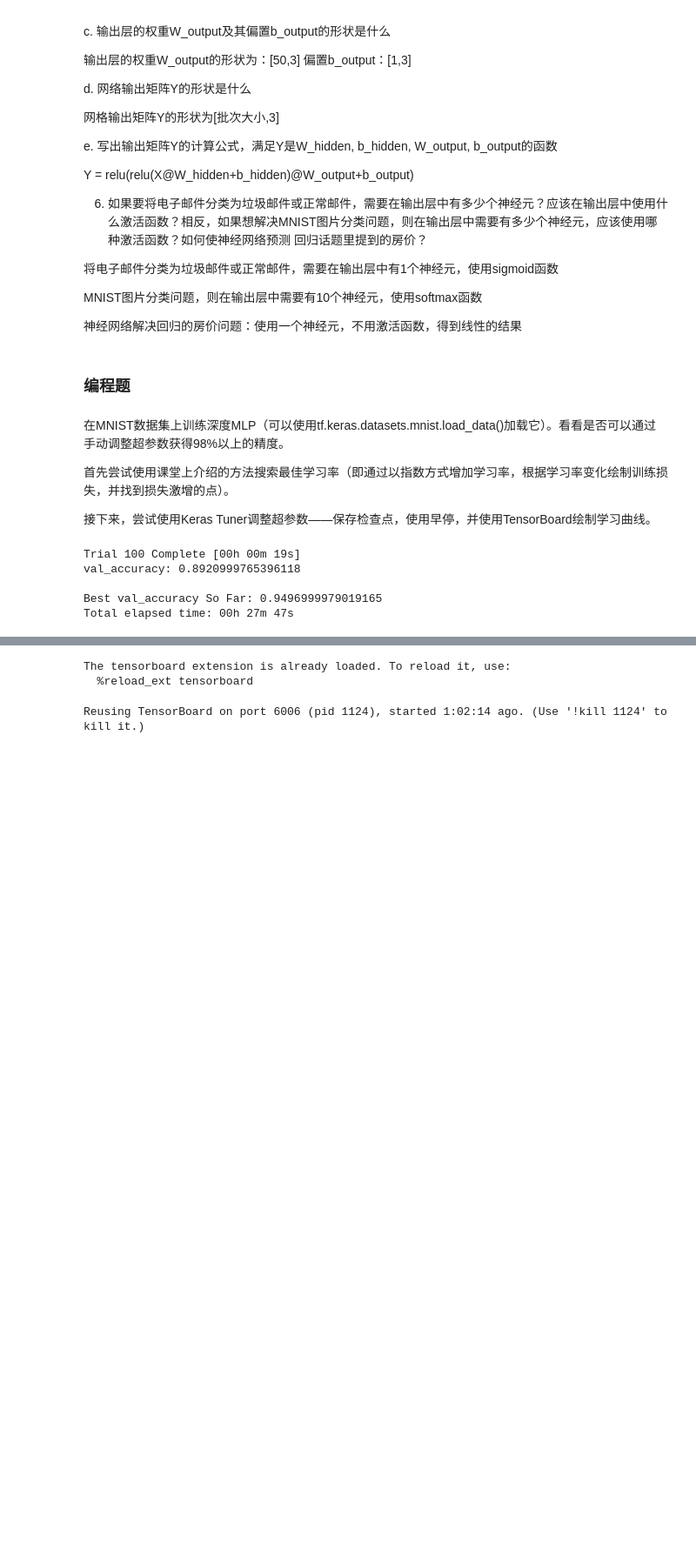
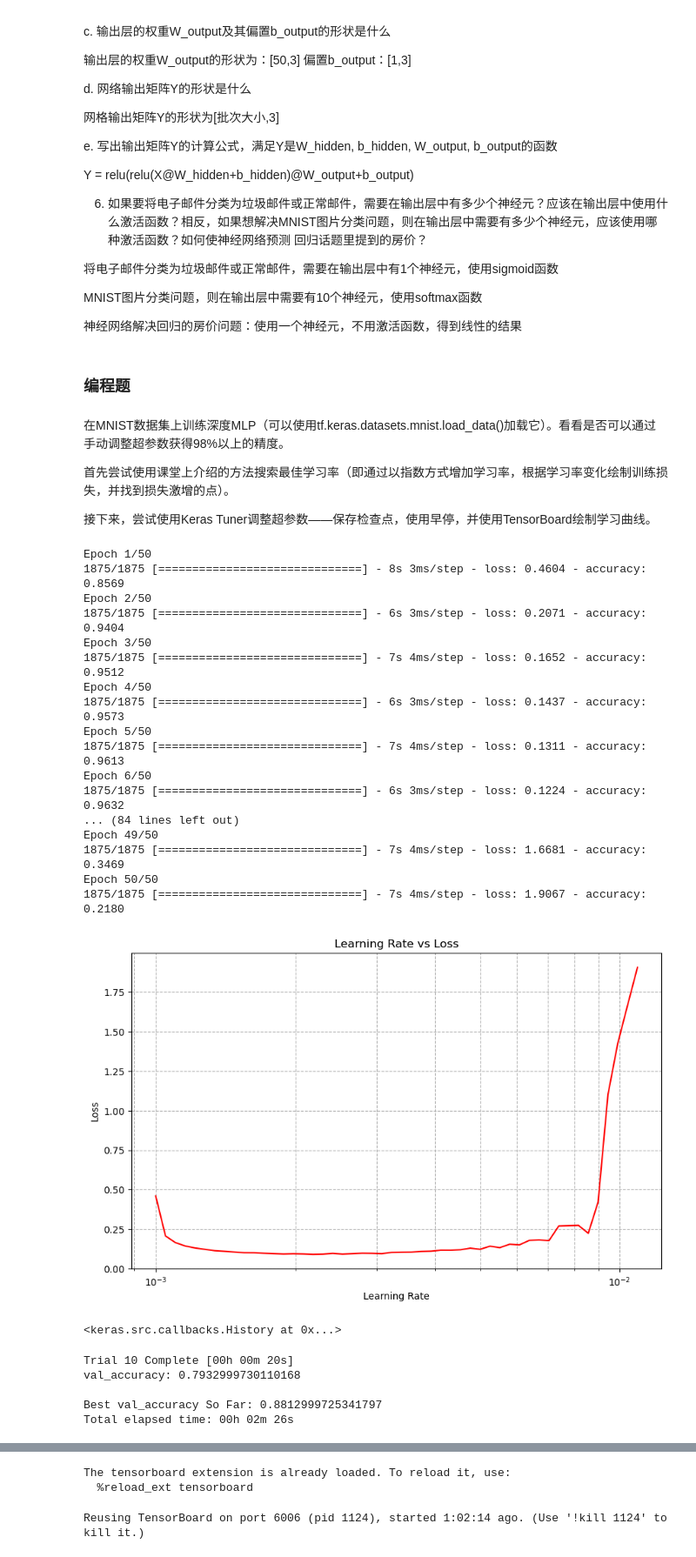
Before and after one commit to by-qq/ml_learn, a Jupyter notebook: ml_test/8_神经网络作业/神经网络作业说明.ipynb, the cells around one changed output, grey strips where cells are left out. Shown at 87% size. Drawn from its saved outputs; the diff is of its cells as text; code cells hidden in the pictures; blank space fills up the shorter version.

```diff
--- a/ml_test/8_神经网络作业/神经网络作业说明.ipynb
+++ b/ml_test/8_神经网络作业/神经网络作业说明.ipynb
@@ -75,3 +76,68 @@ import tensorflow as tf
 # %%
 X1 = X1.astype('float32') / 255.0
 X2 = X2.astype('float32') / 255.0
+# %%
+class MyCallback(tf.keras.callbacks.Callback):
+    def __init__(self,step):
+        super().__init__()
+        self.step = step
+
+    def on_train_begin(self, logs):
+        self.loss_list = []
+        self.learning_rates = []
+    def on_epoch_end(self, epoch, logs):
+        if logs is not None:
+            # 正确获取当前学习率
+            current_lr = float(tf.keras.backend.get_value(self.model.optimizer.lr))
+
+            # 记录损失和学习率
+            self.loss_list.append(logs.get('loss'))
+            self.learning_rates.append(current_lr)
+
+            new_lr = current_lr * self.step
+            tf.keras.backend.set_value(self.model.optimizer.lr, new_lr)
+
+    def on_train_end(self, logs):  # 添加logs参数，即使不使用
+        if not self.learning_rates or not self.loss_list:
+            print("没有数据可绘制")
+
+        plt.figure(figsize=(10, 6))
+        plt.gca().set_xscale("log")
+        plt.plot(self.learning_rates, self.loss_list, "r-")
+        plt.xlabel('Learning Rate')
+        plt.ylabel('Loss')
+        plt.title('Learning Rate vs Loss')
+        plt.grid(True, which="both", ls="--")
+        plt.show()
+# %%
+model = tf.keras.models.Sequential()
+model.add(tf.keras.layers.Flatten())
+for _ in range(7):
+    model.add(tf.keras.layers.Dense(25,activation="relu"))
+optimizer = tf.keras.optimizers.Adam(learning_rate=1e-3)
+model.add(tf.keras.layers.Dense(10,activation="softmax"))
+model.compile(optimizer=optimizer,loss="sparse_categorical_crossentropy",metrics=["accuracy"])
+# %%
+tf.keras.backend.clear_session()
+my_callback = MyCallback(1.05)
+model.fit(X1,y1,epochs=50,callbacks=[my_callback])
+# %% [output]
+Epoch 1/50
+1875/1875 [==============================] - 8s 3ms/step - loss: 0.4604 - accuracy: 0.8569
+Epoch 2/50
+1875/1875 [==============================] - 6s 3ms/step - loss: 0.2071 - accuracy: 0.9404
+Epoch 3/50
+1875/1875 [==============================] - 7s 4ms/step - loss: 0.1652 - accuracy: 0.9512
+Epoch 4/50
+1875/1875 [==============================] - 6s 3ms/step - loss: 0.1437 - accuracy: 0.9573
+Epoch 5/50
+1875/1875 [==============================] - 7s 4ms/step - loss: 0.1311 - accuracy: 0.9613
+Epoch 6/50
+1875/1875 [==============================] - 6s 3ms/step - loss: 0.1224 - accuracy: 0.9632
+... (84 lines left out)
+Epoch 49/50
+1875/1875 [==============================] - 7s 4ms/step - loss: 1.6681 - accuracy: 0.3469
+Epoch 50/50
+1875/1875 [==============================] - 7s 4ms/step - loss: 1.9067 - accuracy: 0.2180
+[figure, added]
+<keras.src.callbacks.History at 0x...>
@@ -114,14 +176,14 @@ class MyClassHyperModel(kt.HyperModel):
         return model.fit(X,y,callbacks=callbacks,batch_size=batch_size,**kwargs)
 # %%
 my_hy = MyClassHyperModel()
-random_search_tuner = kt.RandomSearch(my_hy,objective="val_accuracy",max_trials=100,overwrite=True,project_name="my_hy",seed=42,directory="./models/my_mnist")
+random_search_tuner = kt.RandomSearch(my_hy,objective="val_accuracy",max_trials=10,overwrite=True,project_name="my_hy",seed=42,directory="./models/my_mnist")
 random_search_tuner.search(X1,y1,validation_data=(X2,y2))
 # %% [output]
-Trial 100 Complete [00h 00m 19s]
-val_accuracy: 0.8920999765396118
+Trial 10 Complete [00h 00m 20s]
+val_accuracy: 0.7932999730110168
 
-Best val_accuracy So Far: 0.9496999979019165
-Total elapsed time: 00h 27m 47s
+Best val_accuracy So Far: 0.8812999725341797
+Total elapsed time: 00h 02m 26s
 # %%
 top3_model = random_search_tuner.get_best_models(num_models=3)
 best_model = top3_model[0]
```
Also changed, not shown: parts of 10 cells of this notebook, 47 other files.
